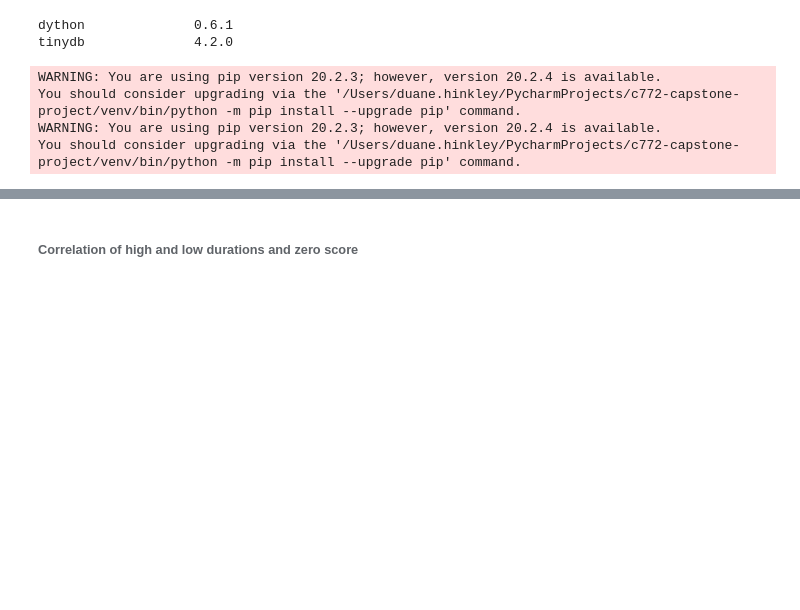
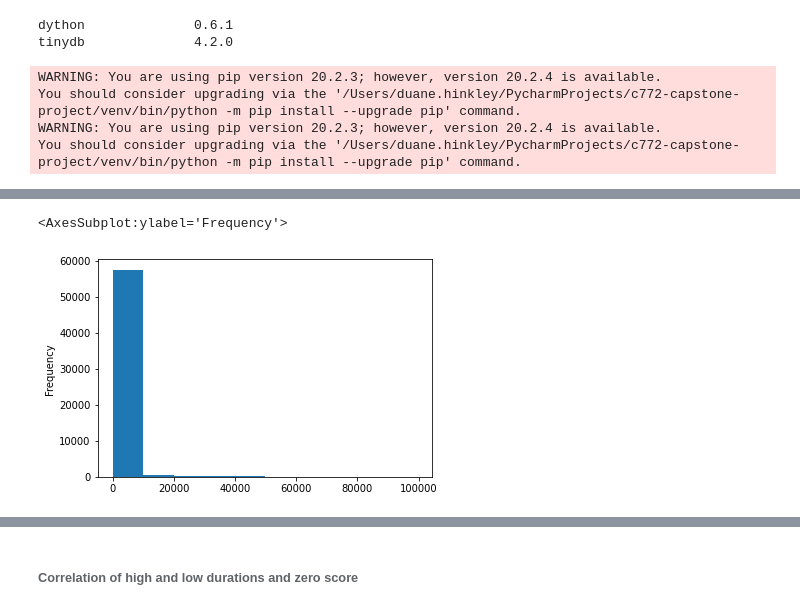
Before and after one commit to dlhinkley/c772-capstone-project, a Jupyter notebook: jupyter/investigation/investigate-duration-outliers.ipynb, the cells around one changed output, grey strips where cells are left out. Saved outputs shown, nothing was run; the diff lists cells and outputs as text; code cells hidden in the pictures; blank space fills up the shorter version.

```diff
--- a/jupyter/investigation/investigate-duration-outliers.ipynb
+++ b/jupyter/investigation/investigate-duration-outliers.ipynb
@@ -66,0 +74,5 @@ durDf.select(
+# %%
+pdDf['student_duration_mins'].plot.hist()
+# %% [output]
+<AxesSubplot:ylabel='Frequency'>
+[figure, added]
```
Also changed, not shown: parts of 48 cells of this notebook, 5 other files.
